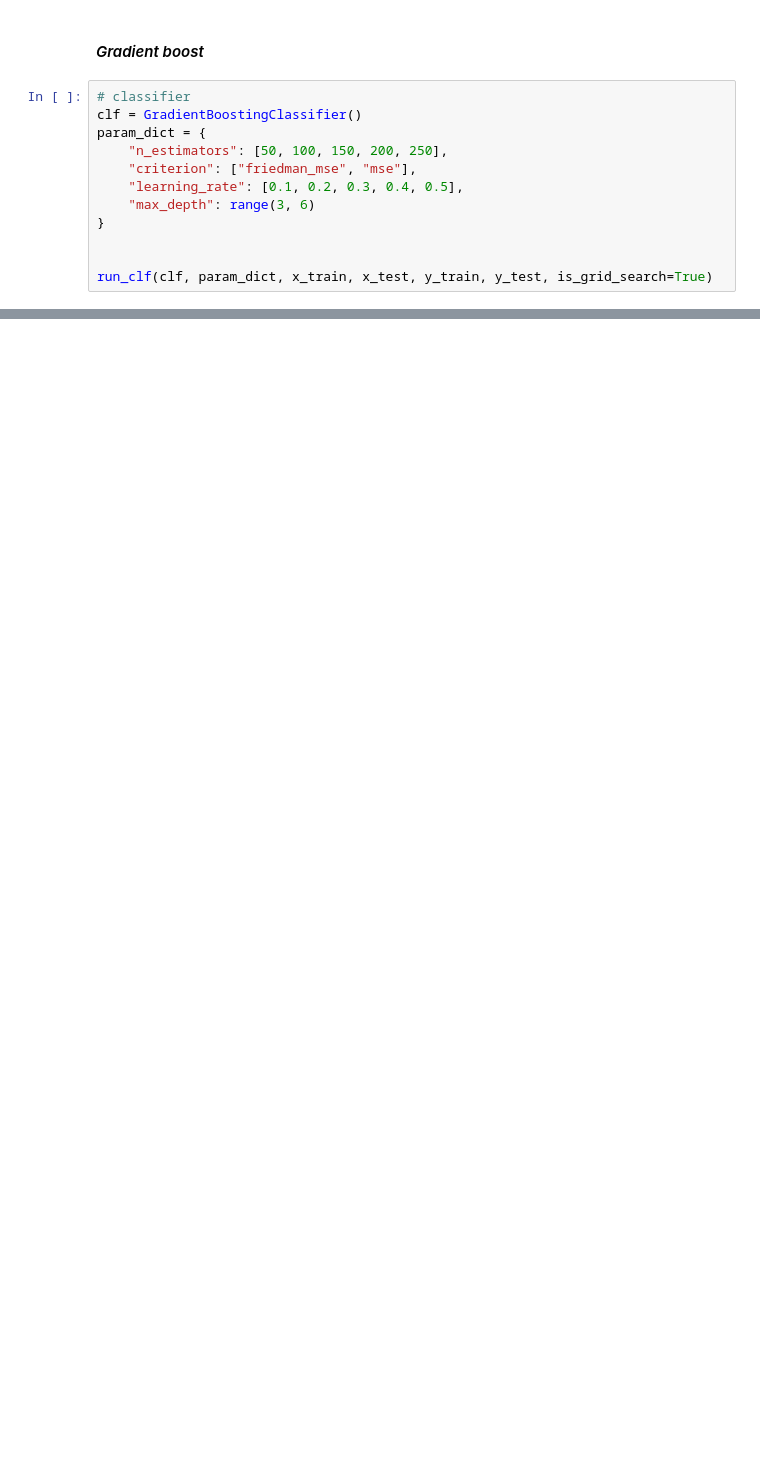
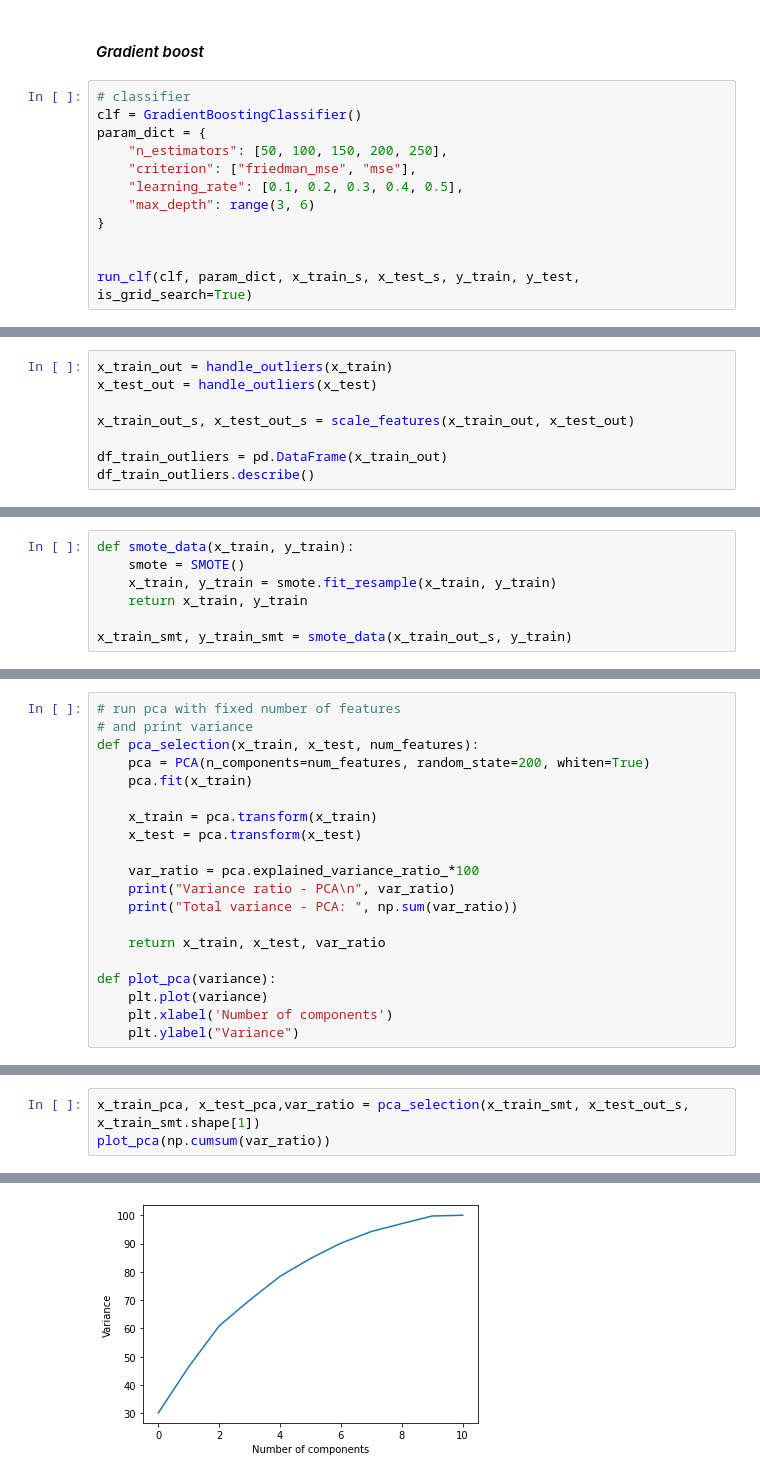
Before and after one commit to LastChanceKatze/ml_wine_quality, a Jupyter notebook: wine_classification.ipynb, the cells around one changed output, grey strips where cells are left out. Cells and saved outputs as stored; diff of their text form; blank space fills up the shorter version.

Commit message:
add: balance data aand feature selection to notebook

```diff
--- a/wine_classification.ipynb
+++ b/wine_classification.ipynb
@@ -401,4 +404,4 @@ param_dict = {
 }
 
 
-run_clf(clf, param_dict, x_train, x_test, y_train, y_test, is_grid_search=True)
+run_clf(clf, param_dict, x_train_s, x_test_s, y_train, y_test, is_grid_search=True)
@@ -411,0 +454,8 @@ Prethodno je pokazano da prikazani klasifikatori ne daju previše loše rezultat
+# %%
+x_train_out = handle_outliers(x_train)
+x_test_out = handle_outliers(x_test)
+
+x_train_out_s, x_test_out_s = scale_features(x_train_out, x_test_out)
+
+df_train_outliers = pd.DataFrame(x_train_out)
+df_train_outliers.describe()
@@ -411,0 +475,7 @@ Prethodno je pokazano da prikazani klasifikatori ne daju previše loše rezultat
+# %%
+def smote_data(x_train, y_train):
+    smote = SMOTE()
+    x_train, y_train = smote.fit_resample(x_train, y_train)
+    return x_train, y_train
+
+x_train_smt, y_train_smt = smote_data(x_train_out_s, y_train)
@@ -411,0 +525,20 @@ Prethodno je pokazano da prikazani klasifikatori ne daju previše loše rezultat
+# %%
+# run pca with fixed number of features
+# and print variance
+def pca_selection(x_train, x_test, num_features):
+    pca = PCA(n_components=num_features, random_state=200, whiten=True)
+    pca.fit(x_train)
+
+    x_train = pca.transform(x_train)
+    x_test = pca.transform(x_test)
+
+    var_ratio = pca.explained_variance_ratio_*100
+    print("Variance ratio - PCA\n", var_ratio)
+    print("Total variance - PCA: ", np.sum(var_ratio))
+
+    return x_train, x_test, var_ratio
+
+def plot_pca(variance):
+    plt.plot(variance)
+    plt.xlabel('Number of components')
+    plt.ylabel("Variance")
@@ -411,0 +547,4 @@ Prethodno je pokazano da prikazani klasifikatori ne daju previše loše rezultat
+# %%
+x_train_pca, x_test_pca,var_ratio = pca_selection(x_train_smt, x_test_out_s, x_train_smt.shape[1])
+plot_pca(np.cumsum(var_ratio))
+# %% [output]
@@ -411,0 +555 @@ Prethodno je pokazano da prikazani klasifikatori ne daju previše loše rezultat
+[figure, added]
```
Also changed, not shown: parts of 25 cells of this notebook.
